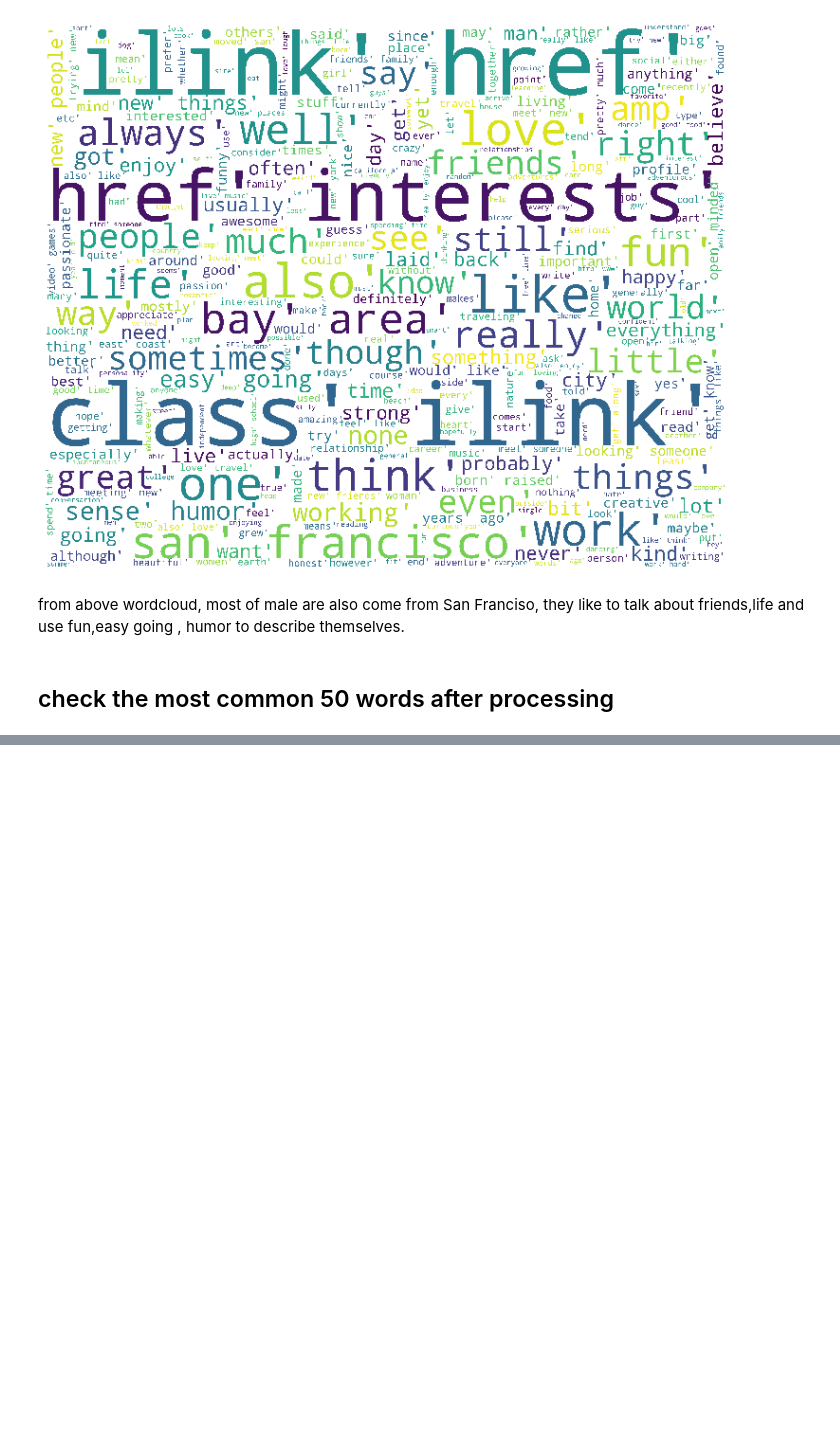
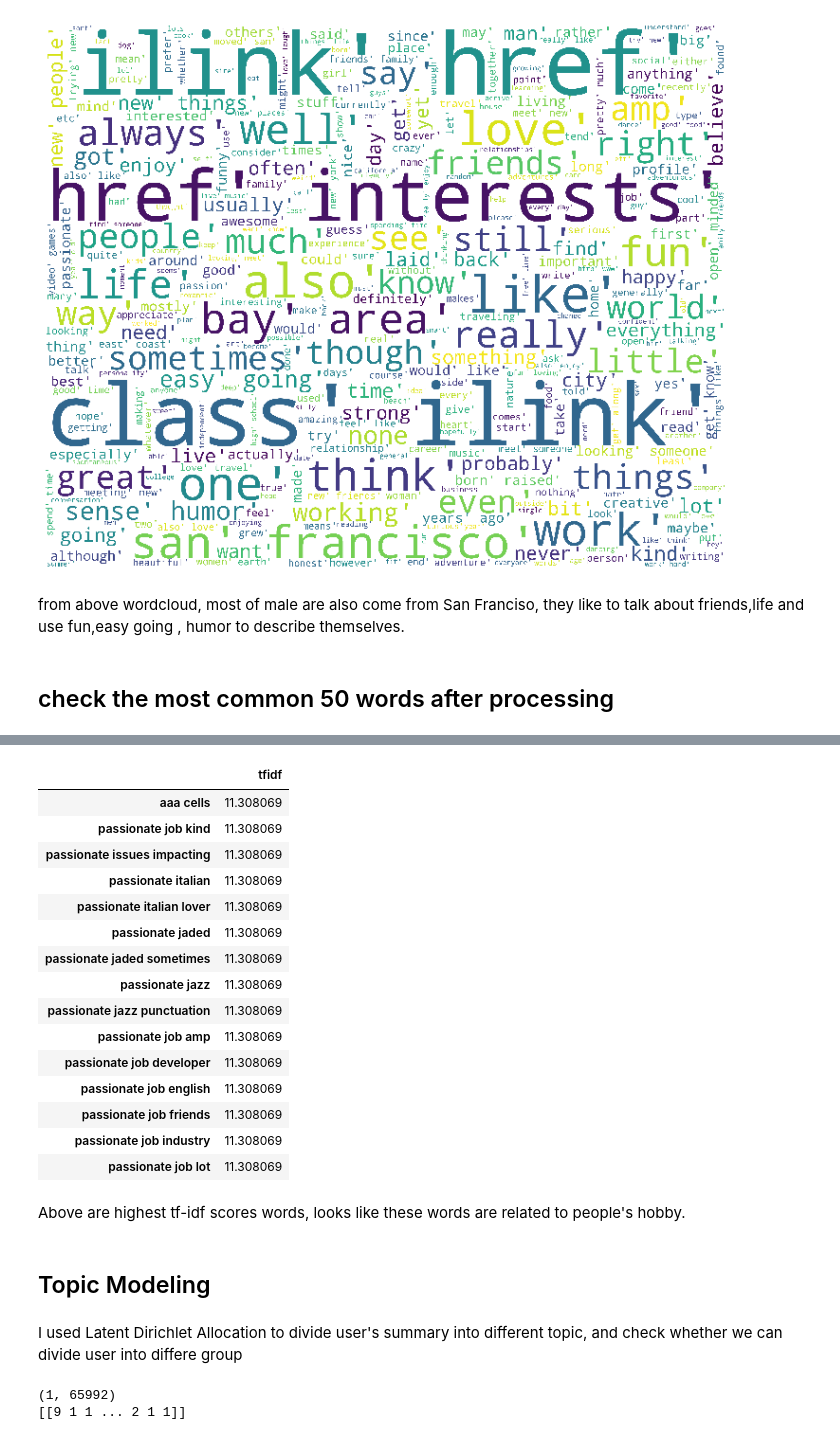
Before and after one commit to chris926926/codeacademy_project, a Jupyter notebook: Code_Academy_DS_Capstone_Project_OKCupid.ipynb, the cells around one changed output, grey strips where cells are left out. Drawn from its saved outputs; the diff is of its cells as text; code cells hidden in the pictures; blank space fills up the shorter version.

```diff
--- a/Code_Academy_DS_Capstone_Project_OKCupid.ipynb
+++ b/Code_Academy_DS_Capstone_Project_OKCupid.ipynb
@@ -826,0 +903,36 @@ from above wordcloud, most of male are also come from San Franciso, they like to
+# %%
+tfidf.sort_values(by=['tfidf'], ascending=False).head(15)
+# %% [output]
+|  | tfidf |
+| aaa cells | 11.308069 |
+| passionate job kind | 11.308069 |
+| passionate issues impacting | 11.308069 |
+| passionate italian | 11.308069 |
+| passionate italian lover | 11.308069 |
+| passionate jaded | 11.308069 |
+| passionate jaded sometimes | 11.308069 |
+| passionate jazz | 11.308069 |
+| passionate jazz punctuation | 11.308069 |
+| passionate job amp | 11.308069 |
+| passionate job developer | 11.308069 |
+| passionate job english | 11.308069 |
+| passionate job friends | 11.308069 |
+| passionate job industry | 11.308069 |
+| passionate job lot | 11.308069 |
+# %% [markdown]
+Above are highest tf-idf scores words, looks like  these words are related to people's hobby.
+# %% [markdown]
+## Topic Modeling
+# %% [markdown]
+I used Latent Dirichlet Allocation to divide user's summary into different topic, and check whether we can divide user into differe group
+# %%
+text=[" ".join(word)]
+vectorizer = CountVectorizer()
+vectorizer.fit(text)
+# encode document
+vector = vectorizer.transform(text)
+print(vector.shape)
+print(vector.toarray())
+# %% [output]
+(1, 65992)
+[[9 1 1 ... 2 1 1]]
```
Also changed, not shown: parts of 19 cells of this notebook.
